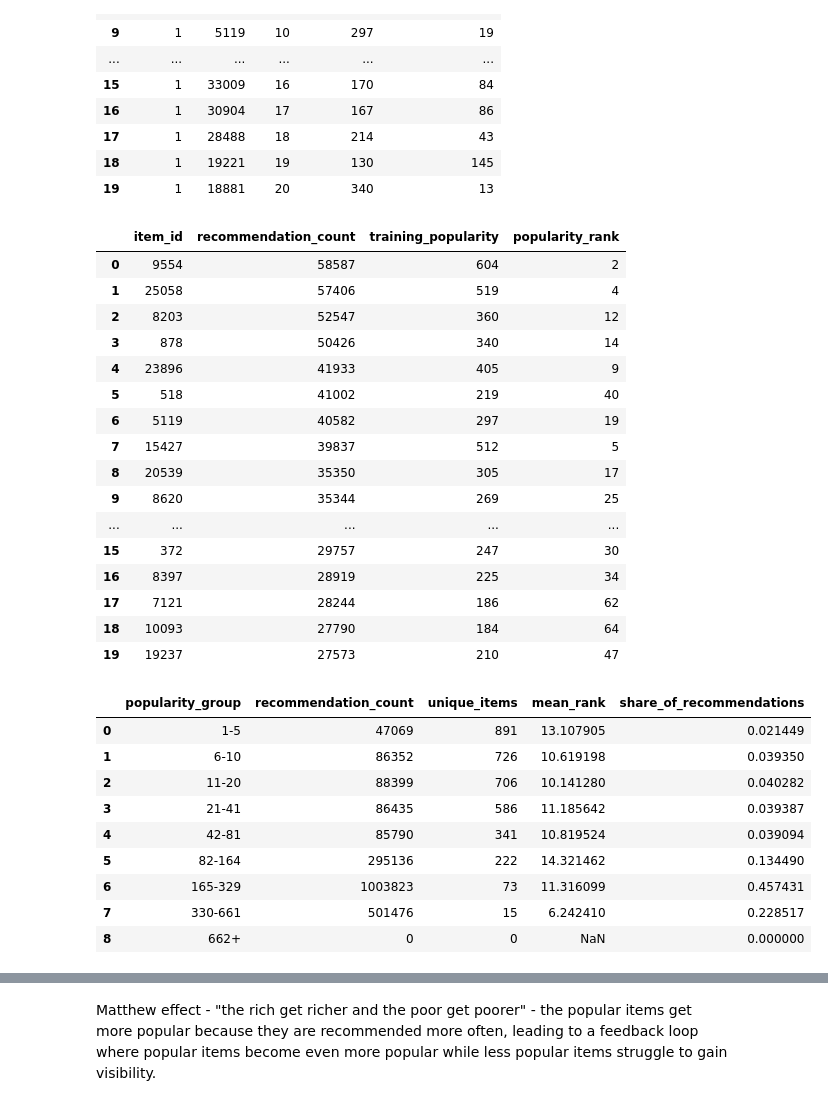
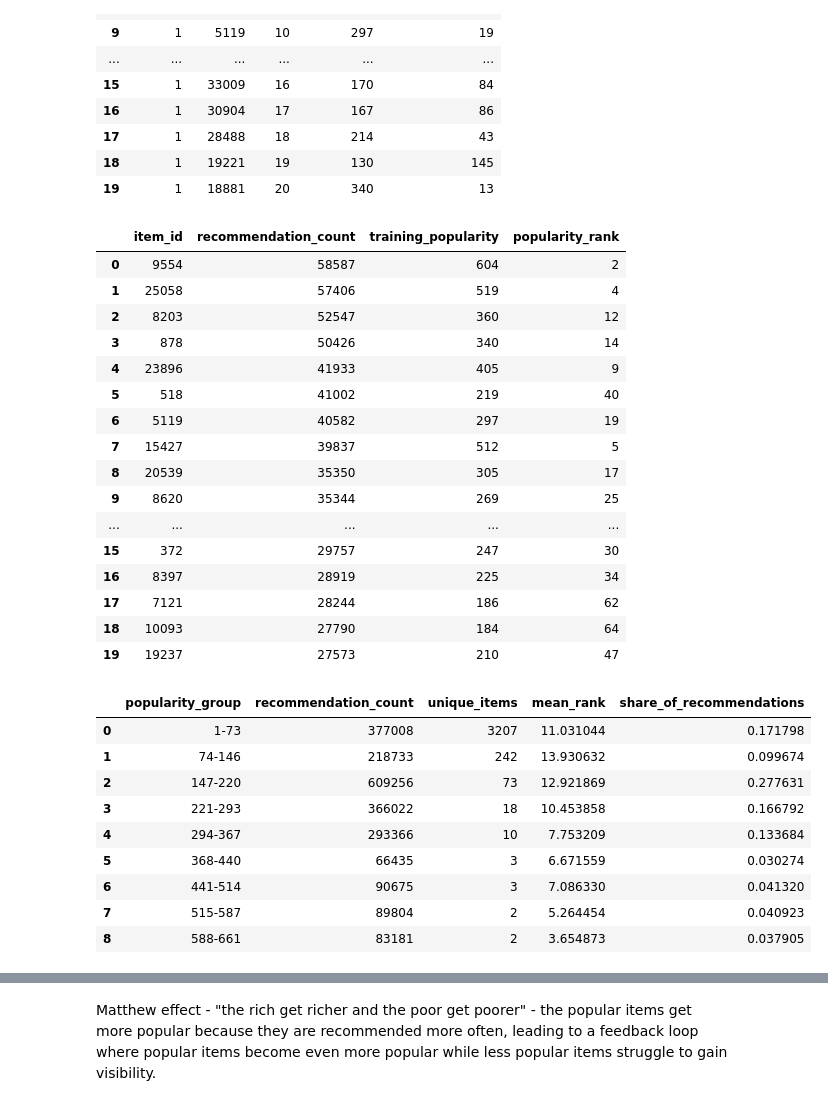
Before and after one commit to PatrykFlama/UWr, a Jupyter notebook: Sem8/ADM/List6/main2.ipynb, the cells around one changed output, grey strips where cells are left out. Saved outputs shown, nothing was run; the diff lists cells and outputs as text; code cells hidden in the pictures.

```diff
--- a/Sem8/ADM/List6/main2.ipynb
+++ b/Sem8/ADM/List6/main2.ipynb
@@ -412,9 +412,9 @@ recommended_frequency = (
     .reset_index()
 )
 
-# use log-spaced bins, because item popularity has a long tail
+# use linearly-spaced bins
 max_popularity = int(recommended_item_popularity["popularity"].max())
-popularity_bins = [0] + np.unique(np.geomspace(5, max_popularity, num=8).round().astype(int)).tolist() + [np.inf]
+popularity_bins = np.linspace(0, max_popularity, num=10).tolist()
 popularity_labels = [
     f"{int(left) + 1}+" if np.isinf(right) else f"{int(left) + 1}-{int(right)}"
     for left, right in zip(popularity_bins[:-1], popularity_bins[1:])
@@ -440,42 +440,42 @@ recommendations_by_popularity = (
 )
 
 # how much each popularity group contributes
 recommendations_by_popularity["share_of_recommendations"] = (
     recommendations_by_popularity["recommendation_count"]
     / recommendations_by_popularity["recommendation_count"].sum()
 )
 
 
 display(recommended_frequency.head(20))
 recommendations_by_popularity
 # %% [output]
 |  | item_id | recommendation_count | training_popularity | popularity_rank |
 | 0 | 9554 | 58587 | 604 | 2 |
 | 1 | 25058 | 57406 | 519 | 4 |
 | 2 | 8203 | 52547 | 360 | 12 |
 | 3 | 878 | 50426 | 340 | 14 |
 | 4 | 23896 | 41933 | 405 | 9 |
 | 5 | 518 | 41002 | 219 | 40 |
 | 6 | 5119 | 40582 | 297 | 19 |
 | 7 | 15427 | 39837 | 512 | 5 |
 | 8 | 20539 | 35350 | 305 | 17 |
 | 9 | 8620 | 35344 | 269 | 25 |
 | ... | ... | ... | ... | ... |
 | 15 | 372 | 29757 | 247 | 30 |
 | 16 | 8397 | 28919 | 225 | 34 |
 | 17 | 7121 | 28244 | 186 | 62 |
 | 18 | 10093 | 27790 | 184 | 64 |
 | 19 | 19237 | 27573 | 210 | 47 |
 |  | popularity_group | recommendation_count | unique_items | mean_rank | share_of_recommendations |
-| 0 | 1-5 | 47069 | 891 | 13.107905 | 0.021449 |
-| 1 | 6-10 | 86352 | 726 | 10.619198 | 0.039350 |
-| 2 | 11-20 | 88399 | 706 | 10.141280 | 0.040282 |
-| 3 | 21-41 | 86435 | 586 | 11.185642 | 0.039387 |
-| 4 | 42-81 | 85790 | 341 | 10.819524 | 0.039094 |
-| 5 | 82-164 | 295136 | 222 | 14.321462 | 0.134490 |
-| 6 | 165-329 | 1003823 | 73 | 11.316099 | 0.457431 |
-| 7 | 330-661 | 501476 | 15 | 6.242410 | 0.228517 |
-| 8 | 662+ | 0 | 0 | NaN | 0.000000 |
+| 0 | 1-73 | 377008 | 3207 | 11.031044 | 0.171798 |
+| 1 | 74-146 | 218733 | 242 | 13.930632 | 0.099674 |
+| 2 | 147-220 | 609256 | 73 | 12.921869 | 0.277631 |
+| 3 | 221-293 | 366022 | 18 | 10.453858 | 0.166792 |
+| 4 | 294-367 | 293366 | 10 | 7.753209 | 0.133684 |
+| 5 | 368-440 | 66435 | 3 | 6.671559 | 0.030274 |
+| 6 | 441-514 | 90675 | 3 | 7.086330 | 0.041320 |
+| 7 | 515-587 | 89804 | 2 | 5.264454 | 0.040923 |
+| 8 | 588-661 | 83181 | 2 | 3.654873 | 0.037905 |
 # %%
 fig, axes = plt.subplots(1, 2, figsize=(15, 5))
 
```
Also changed, not shown: parts of 1 cell of this notebook.
